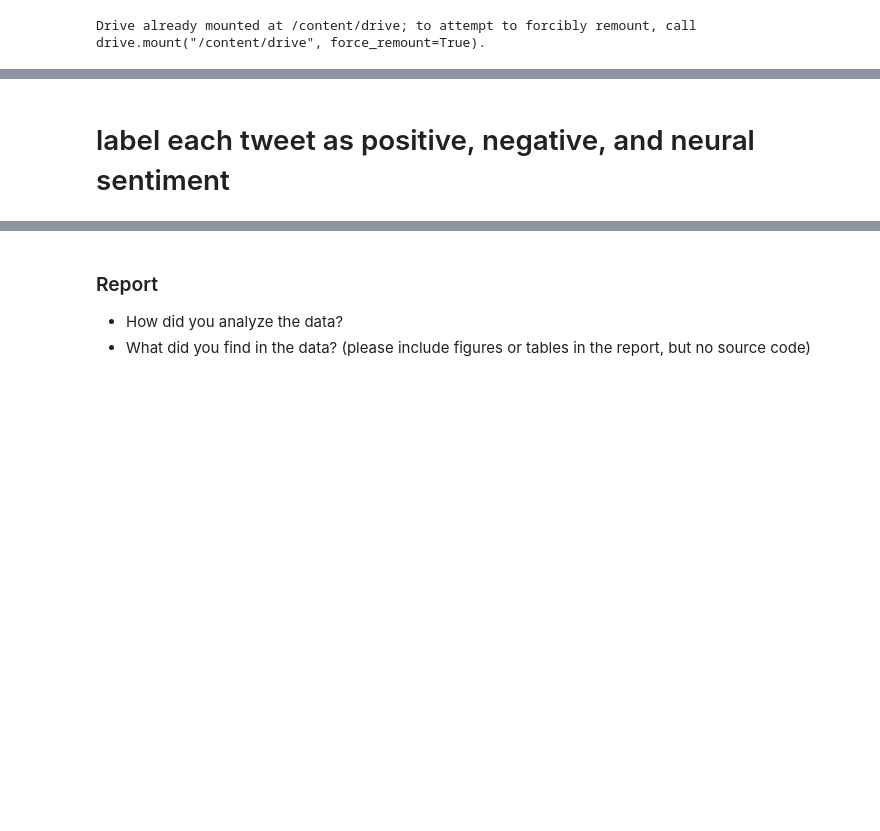
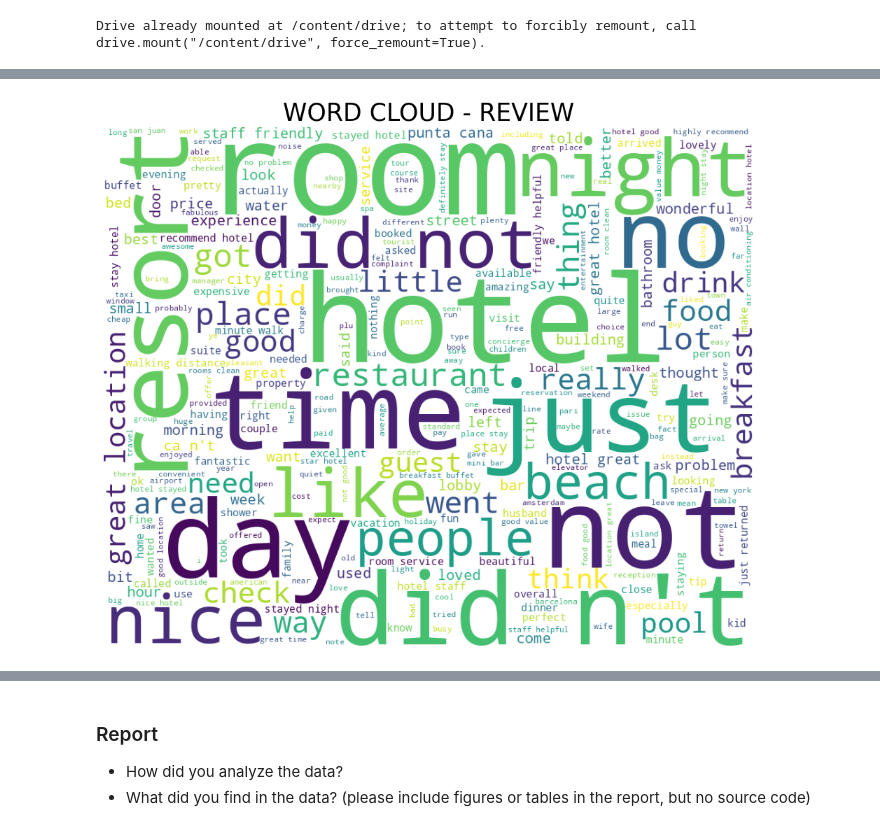
Before and after one commit to Sashimimeow/-SC_Data_Visualization, a Jupyter notebook: Project1_66.ipynb, the cells around one changed output, grey strips where cells are left out. Drawn from its saved outputs; the diff is of its cells as text; code cells hidden in the pictures; blank space fills up the shorter version.

```diff
--- a/Project1_66.ipynb
+++ b/Project1_66.ipynb
@@ -178,0 +243,15 @@ Your code starts here
+# %%
+ # label each tweet as positive, negative, and neural sentiment
+import pandas as pd
+
+# Read the CSV file
+reviews = pd.read_csv('/content/drive/MyDrive/Data warehouse/tripadvisor_hotel_reviews - tripadvisor_hotel_reviews.csv')
+
+# Create a new column 'sentiment' based on the 'Rating' column
+reviews['sentiment'] = reviews['Rating'].apply(lambda x: 'positive' if x > 3 else ('neutral' if x == 3 else 'negative'))
+
+# Create a new column 'num' to represent the index within each sentiment group
+reviews['num'] = range(len(reviews))
+
+# Reorder the columns (optional)
+reviews = reviews[['Review', 'Rating', 'sentiment', 'num']]
@@ -179,3 +438,45 @@ Your code starts here
+# %%
+import matplotlib.pyplot as plt
+from wordcloud import WordCloud
+
+def generate_and_display_wordcloud(text, stopwords=None, max_words=300, max_font_size=200, width=1000, height=800, random_state=42, title="Word Cloud"):
+    # Create a WordCloud object
+    wordcloud = WordCloud(
+        background_color='white',
+        stopwords=stopwords,
+        max_words=max_words,
+        max_font_size=max_font_size,
+        width=width,
+        height=height,
+        random_state=random_state,
+    ).generate(text)
+
+    # Display the WordCloud
+    fig = plt.figure(figsize=(12, 14))
+    plt.imshow(wordcloud)
+    plt.title(title, fontsize=25)
+    plt.axis('off')
+    plt.show()
+
+# Assuming you have already loaded your reviews and combined them into a single text variable
+reviews_text = " ".join(reviews['Review'].astype(str))
+
+# Optionally, define your own custom stopwords list
+# new_my_stopwords = [...]
+
+# Generate and display the WordCloud
+generate_and_display_wordcloud(
+    text=reviews_text,
+    stopwords=new_my_stopwords,
+    max_words=300,
+    max_font_size=200,
+    width=1000,
+    height=800,
+    random_state=42,
+    title="WORD CLOUD - REVIEW"
+)
+# %% [output]
+[figure, added]
 # %%
 #----------------------------------------------
 # Your code starts here
@@ -189,5 +490,3 @@ Your code starts here
 # remove other symbols?
 # analyze word frequency in each sentiment type and so on
 # create some data visualization for the analysis and your presentation
-# %% [markdown]
-# label each tweet as positive, negative, and neural sentiment
```
Also changed, not shown: parts of 41 cells of this notebook.
